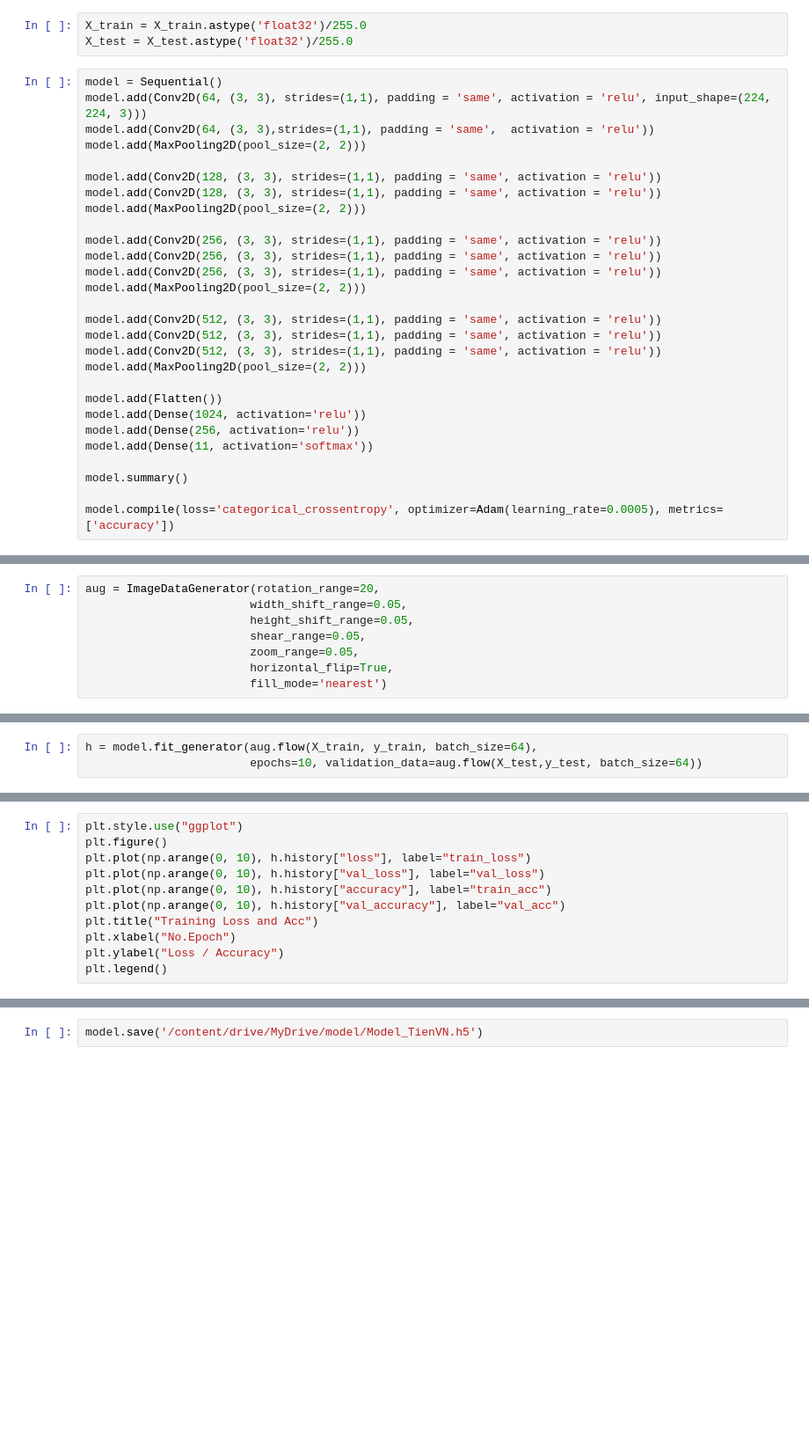
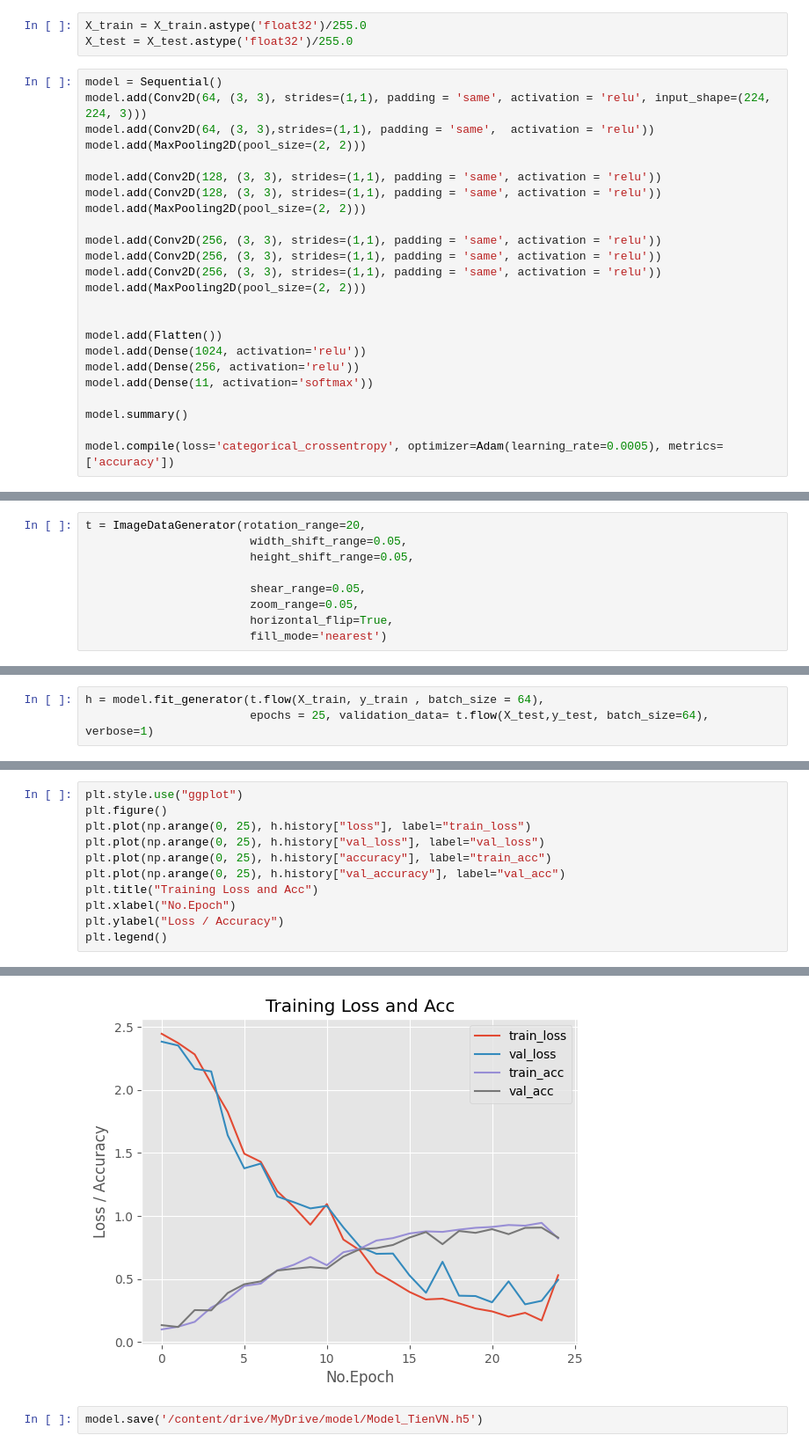
Before and after one commit to ThaiNguyenLongHai/Hai, a Jupyter notebook: AI_report_TienVN.ipynb, the cells around one changed output, grey strips where cells are left out. Shown: that part at 88% size. Drawn from its saved outputs; the diff is of its cells as text; blank space fills up the shorter version.

```diff
--- a/AI_report_TienVN.ipynb
+++ b/AI_report_TienVN.ipynb
@@ -89,10 +147,6 @@ model.add(Conv2D(256, (3, 3), strides=(1,1), padding = 'same', activation = 'rel
 model.add(Conv2D(256, (3, 3), strides=(1,1), padding = 'same', activation = 'relu'))
 model.add(MaxPooling2D(pool_size=(2, 2)))
 
-model.add(Conv2D(512, (3, 3), strides=(1,1), padding = 'same', activation = 'relu'))
-model.add(Conv2D(512, (3, 3), strides=(1,1), padding = 'same', activation = 'relu'))
-model.add(Conv2D(512, (3, 3), strides=(1,1), padding = 'same', activation = 'relu'))
-model.add(MaxPooling2D(pool_size=(2, 2)))
 
 model.add(Flatten())
 model.add(Dense(1024, activation='relu'))
@@ -105,7 +177,8 @@ model.compile(loss='categorical_crossentropy', optimizer=Adam(learning_rate=0.00
 # %%
-aug = ImageDataGenerator(rotation_range=20,
+t = ImageDataGenerator(rotation_range=20,
                         width_shift_range=0.05,
                         height_shift_range=0.05,
+
                         shear_range=0.05,
                         zoom_range=0.05,
                         horizontal_flip=True,
@@ -115,3 +186,3 @@ Tiến Hành Huấn Luyện Model
 # %%
-h = model.fit_generator(aug.flow(X_train, y_train, batch_size=64),
-                        epochs=10, validation_data=aug.flow(X_test,y_test, batch_size=64))
+h = model.fit_generator(t.flow(X_train, y_train , batch_size = 64),
+                        epochs = 25, validation_data= t.flow(X_test,y_test, batch_size=64), verbose=1)
@@ -118,11 +207,12 @@ h = model.fit_generator(aug.flow(X_train, y_train, batch_size=64),
 # %%
 plt.style.use("ggplot")
 plt.figure()
-plt.plot(np.arange(0, 10), h.history["loss"], label="train_loss")
-plt.plot(np.arange(0, 10), h.history["val_loss"], label="val_loss")
-plt.plot(np.arange(0, 10), h.history["accuracy"], label="train_acc")
-plt.plot(np.arange(0, 10), h.history["val_accuracy"], label="val_acc")
+plt.plot(np.arange(0, 25), h.history["loss"], label="train_loss")
+plt.plot(np.arange(0, 25), h.history["val_loss"], label="val_loss")
+plt.plot(np.arange(0, 25), h.history["accuracy"], label="train_acc")
+plt.plot(np.arange(0, 25), h.history["val_accuracy"], label="val_acc")
 plt.title("Training Loss and Acc")
 plt.xlabel("No.Epoch")
 plt.ylabel("Loss / Accuracy")
 plt.legend()
+# %% [output]
@@ -129,3 +220,4 @@ plt.legend()
+[figure, added]
 # %%
 model.save('/content/drive/MyDrive/model/Model_TienVN.h5')
 # %%
```
Also changed, not shown: parts of 15 cells of this notebook.
